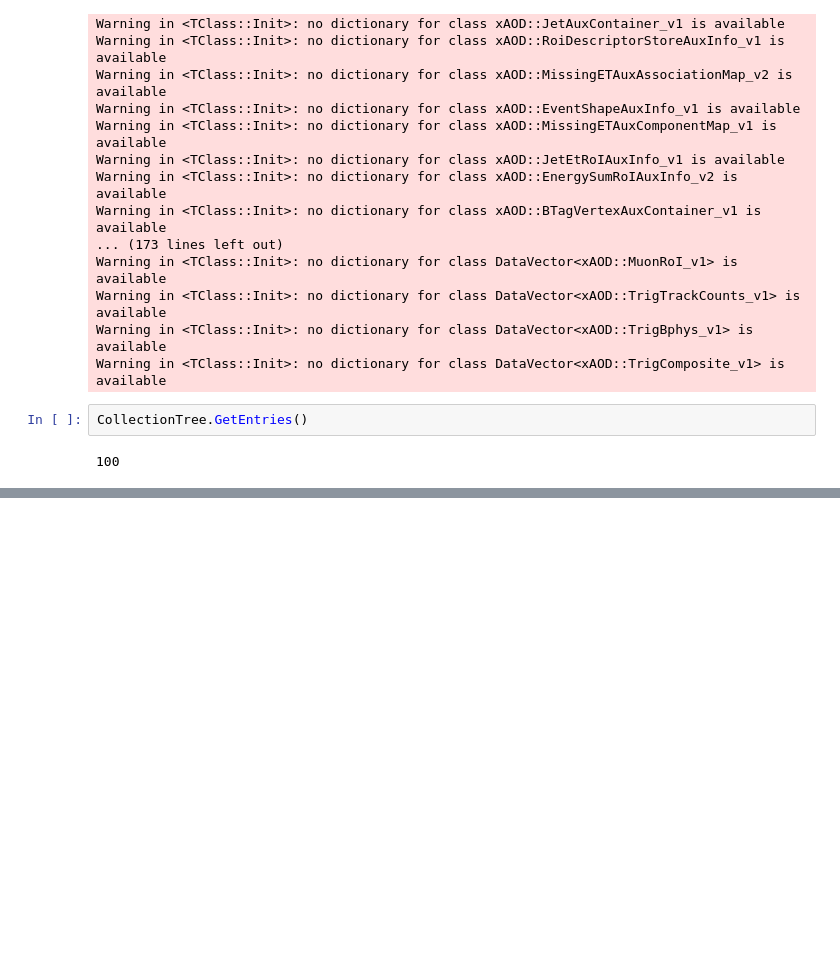
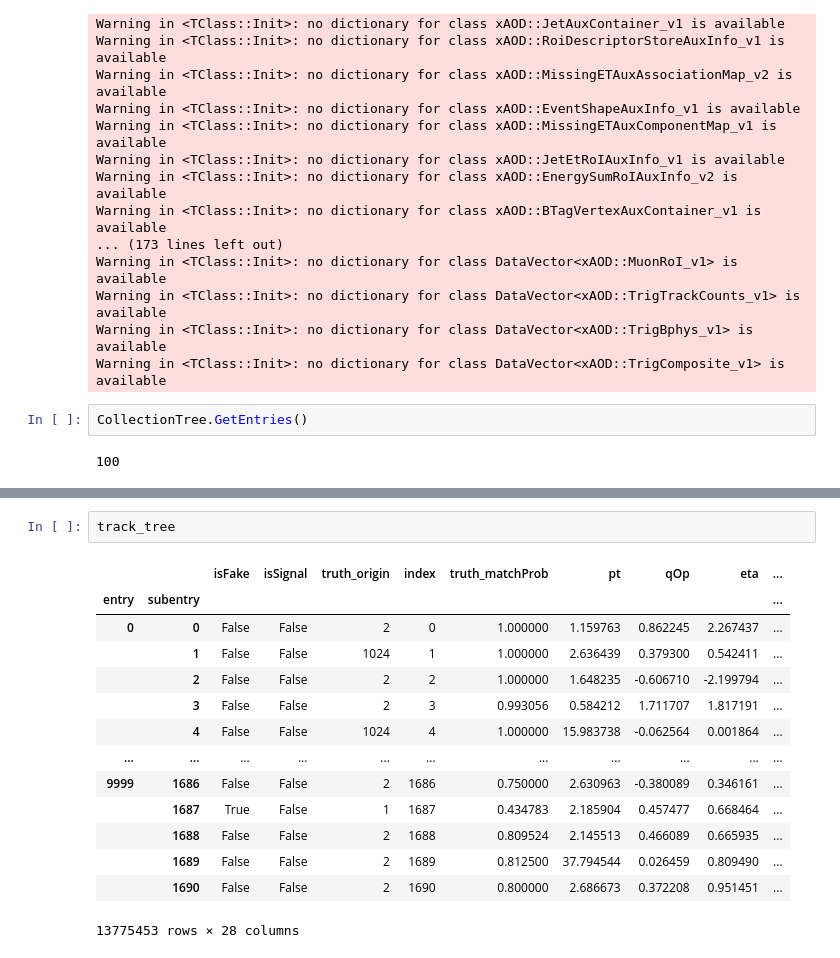
Before and after one commit to robinnewhouse/LRTNotebooks, a Jupyter notebook: testing.ipynb, the cells around one changed output, grey strips where cells are left out. Drawn from its saved outputs; the diff is of its cells as text; blank space fills up the shorter version.

```diff
--- a/testing.ipynb
+++ b/testing.ipynb
@@ -349,0 +441,17 @@ CollectionTree.GetEntries()
+# %%
+track_tree
+# %% [output]
+|  |  | isFake | isSignal | truth_origin | index | truth_matchProb | pt | qOp | eta | ... |
+| entry | subentry |  |  |  |  |  |  |  |  | ... |
+| 0 | 0 | False | False | 2 | 0 | 1.000000 | 1.159763 | 0.862245 | 2.267437 | ... |
+|  | 1 | False | False | 1024 | 1 | 1.000000 | 2.636439 | 0.379300 | 0.542411 | ... |
+|  | 2 | False | False | 2 | 2 | 1.000000 | 1.648235 | -0.606710 | -2.199794 | ... |
+|  | 3 | False | False | 2 | 3 | 0.993056 | 0.584212 | 1.711707 | 1.817191 | ... |
+|  | 4 | False | False | 1024 | 4 | 1.000000 | 15.983738 | -0.062564 | 0.001864 | ... |
+| ... | ... | ... | ... | ... | ... | ... | ... | ... | ... | ... |
+| 9999 | 1686 | False | False | 2 | 1686 | 0.750000 | 2.630963 | -0.380089 | 0.346161 | ... |
+|  | 1687 | True | False | 1 | 1687 | 0.434783 | 2.185904 | 0.457477 | 0.668464 | ... |
+|  | 1688 | False | False | 2 | 1688 | 0.809524 | 2.145513 | 0.466089 | 0.665935 | ... |
+|  | 1689 | False | False | 2 | 1689 | 0.812500 | 37.794544 | 0.026459 | 0.809490 | ... |
+|  | 1690 | False | False | 2 | 1690 | 0.800000 | 2.686673 | 0.372208 | 0.951451 | ... |
+13775453 rows × 28 columns
```
Also changed, not shown: parts of 8 cells of this notebook, 3 other files.
